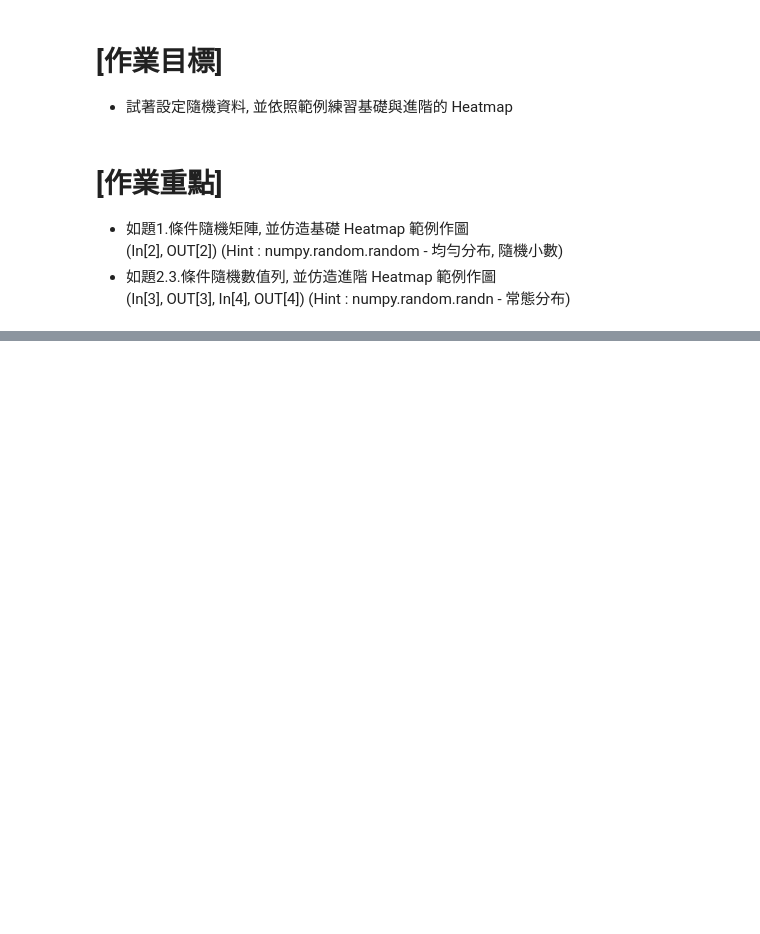
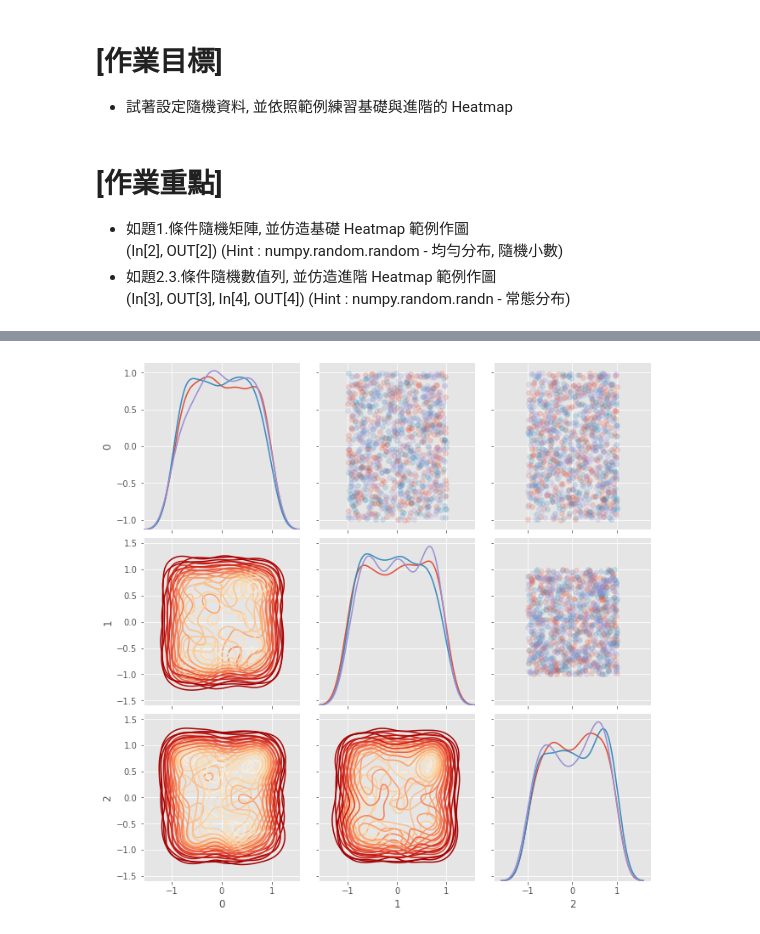
Before and after one commit to arthung/DL-CVMarathon, a Jupyter notebook: Day_020_HW.ipynb, the cells around one changed output, grey strips where cells are left out. Drawn from its saved outputs; the diff is of its cells as text; code cells hidden in the pictures; blank space fills up the shorter version.

```diff
--- a/Day_020_HW.ipynb
+++ b/Day_020_HW.ipynb
@@ -66,27 +42,30 @@ TypeError: random() takes at most 1 positional argument (3 given)
 # %%
 nrow = 1000
 ncol = 3
 """
 Your Code Here
 """
-matrix = numpy.random.random
+matrix = (np.random.random((1000,3)) - 0.5)*2
 
 # 隨機給予 0, 1, 2 三種標籤
 indice = np.random.choice([0,1,2], size=nrow)
 plot_data = pd.DataFrame(matrix, indice).reset_index()
 
 # 繪製 seborn 進階 Heatmap
 grid = sns.PairGrid(data = plot_data, size = 3, diag_sharey=False,
                     hue = 'index', vars = [x for x in list(plot_data.columns) if x != 'index'])
 """
 Your Code Here
 Please replace "..." to correct plot function
 """
-grid.map_upper(... , alpha = 0.2)
-grid.map_diag(... )
-grid.map_lower(... , cmap = plt.cm.OrRd_r)
+grid.map_upper(plt.scatter, alpha = 0.2)
+grid.map_diag(sns.kdeplot)
+grid.map_lower(sns.kdeplot, cmap = plt.cm.OrRd_r)
+
 
 plt.show()
+# %% [output]
+[figure, added]
 # %%
 nrow = 1000
 ncol = 3
```
Also changed, not shown: parts of 3 cells of this notebook.
